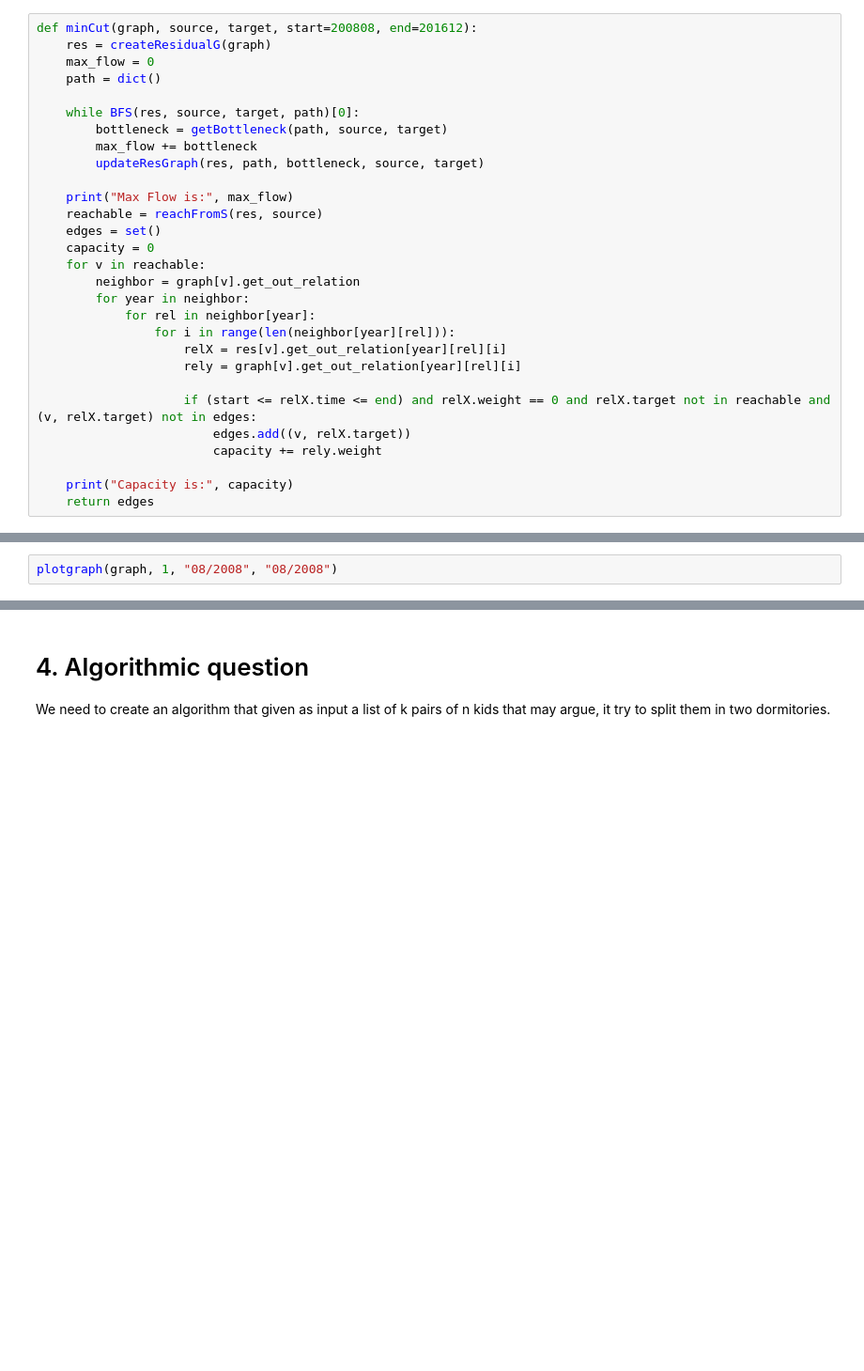
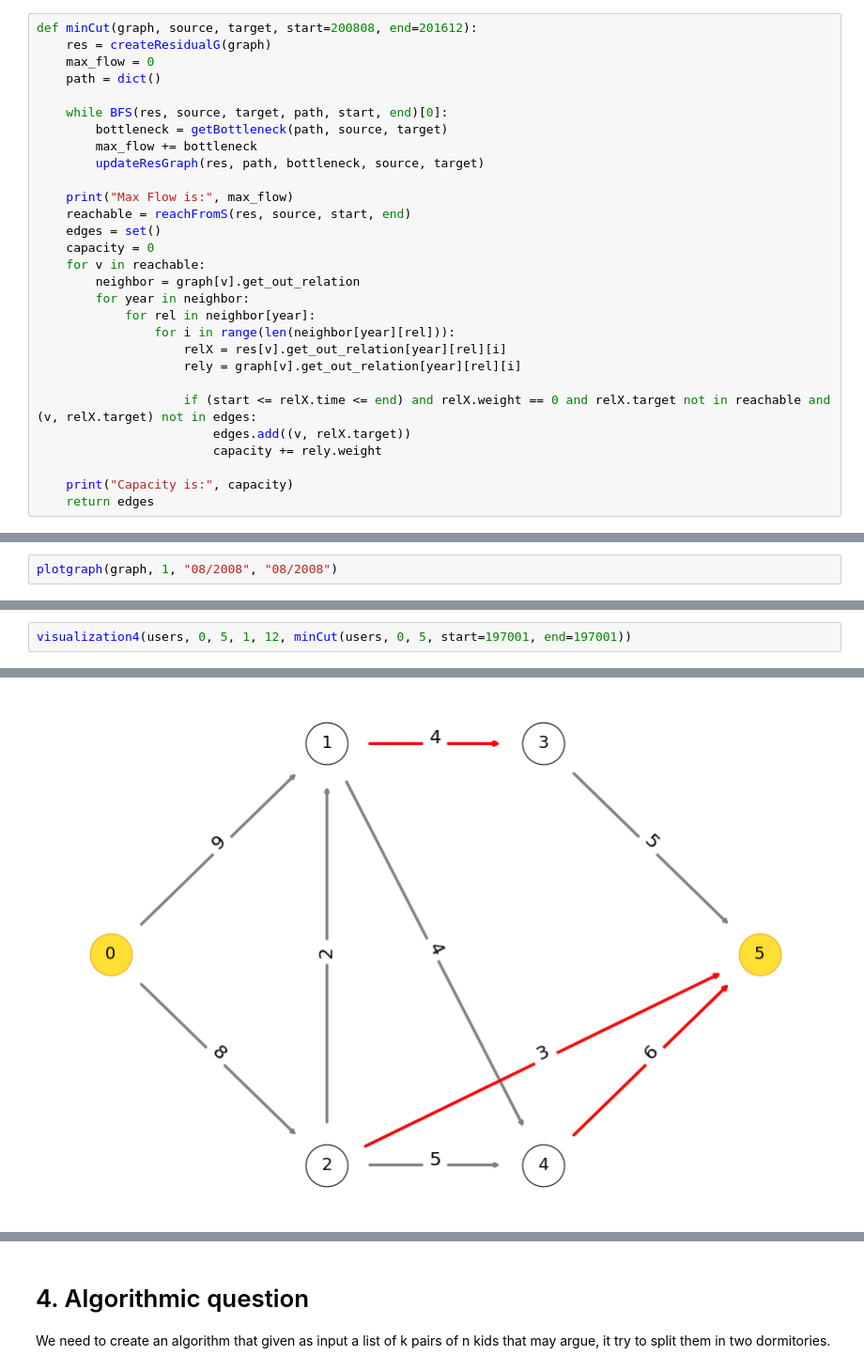
Before and after one commit to Mantuano-A/ADM-HW5, a Jupyter notebook: ADM_HW5_Mina.ipynb, the cells around one changed output, grey strips where cells are left out. Shown at 94% size. Cells and saved outputs as stored; diff of their text form; blank space fills up the shorter version.

```diff
--- a/ADM_HW5_Mina.ipynb
+++ b/ADM_HW5_Mina.ipynb
@@ -195,13 +195,13 @@ def minCut(graph, source, target, start=200808, end=201612):
     max_flow = 0
     path = dict()
 
-    while BFS(res, source, target, path)[0]:
+    while BFS(res, source, target, path, start, end)[0]:
         bottleneck = getBottleneck(path, source, target)
         max_flow += bottleneck
         updateResGraph(res, path, bottleneck, source, target)
 
     print("Max Flow is:", max_flow)
-    reachable = reachFromS(res, source)
+    reachable = reachFromS(res, source, start, end)
     edges = set()
     capacity = 0
     for v in reachable:
@@ -284,0 +309,3 @@ plotgraph(graph, 1, "08/2008", "08/2008")
+# %%
+visualization4(users, 0, 5, 1, 12, minCut(users, 0, 5, start=197001, end=197001))
+# %% [output]
@@ -284,0 +314 @@ plotgraph(graph, 1, "08/2008", "08/2008")
+[figure, added]
```
Also changed, not shown: parts of 13 cells of this notebook, 1 other file.
